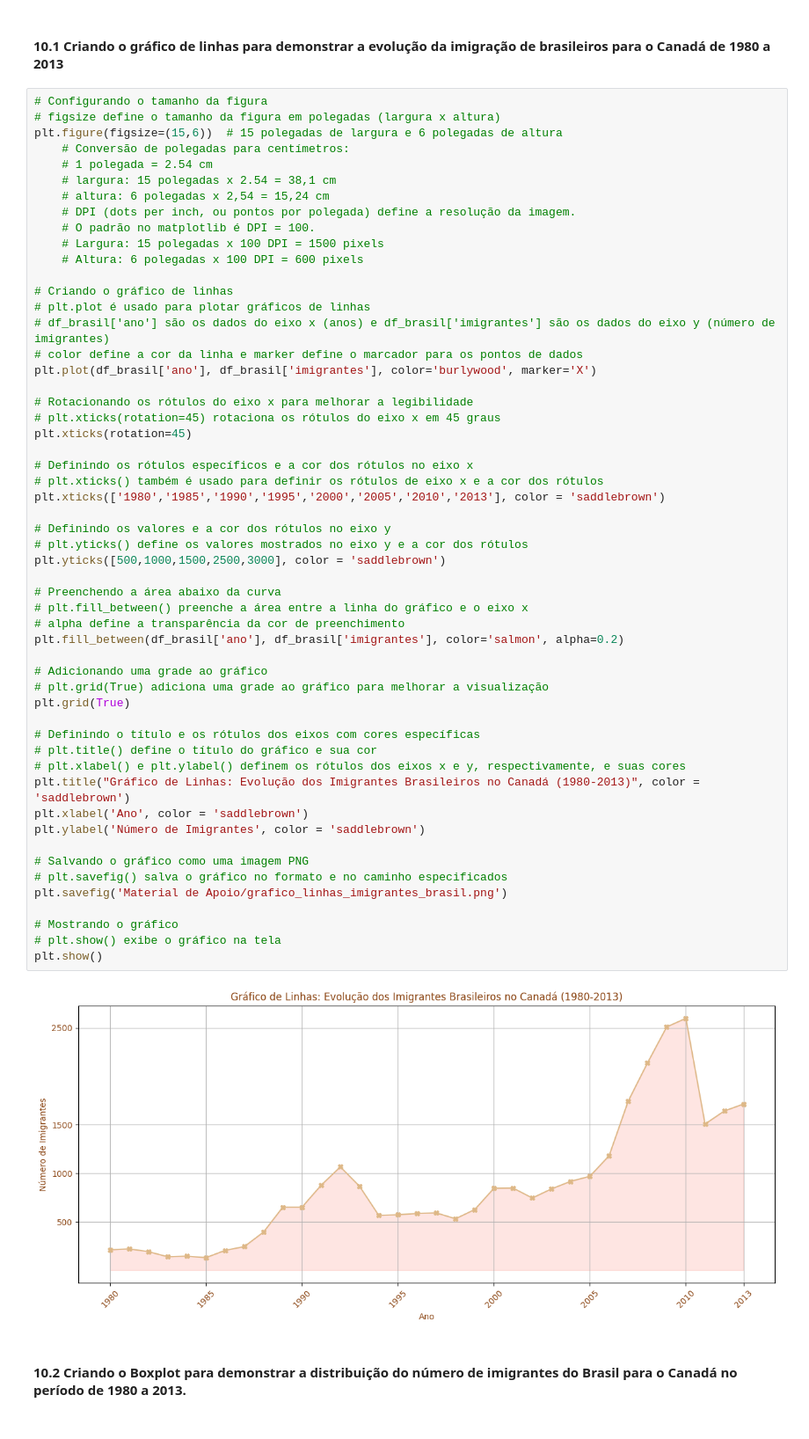
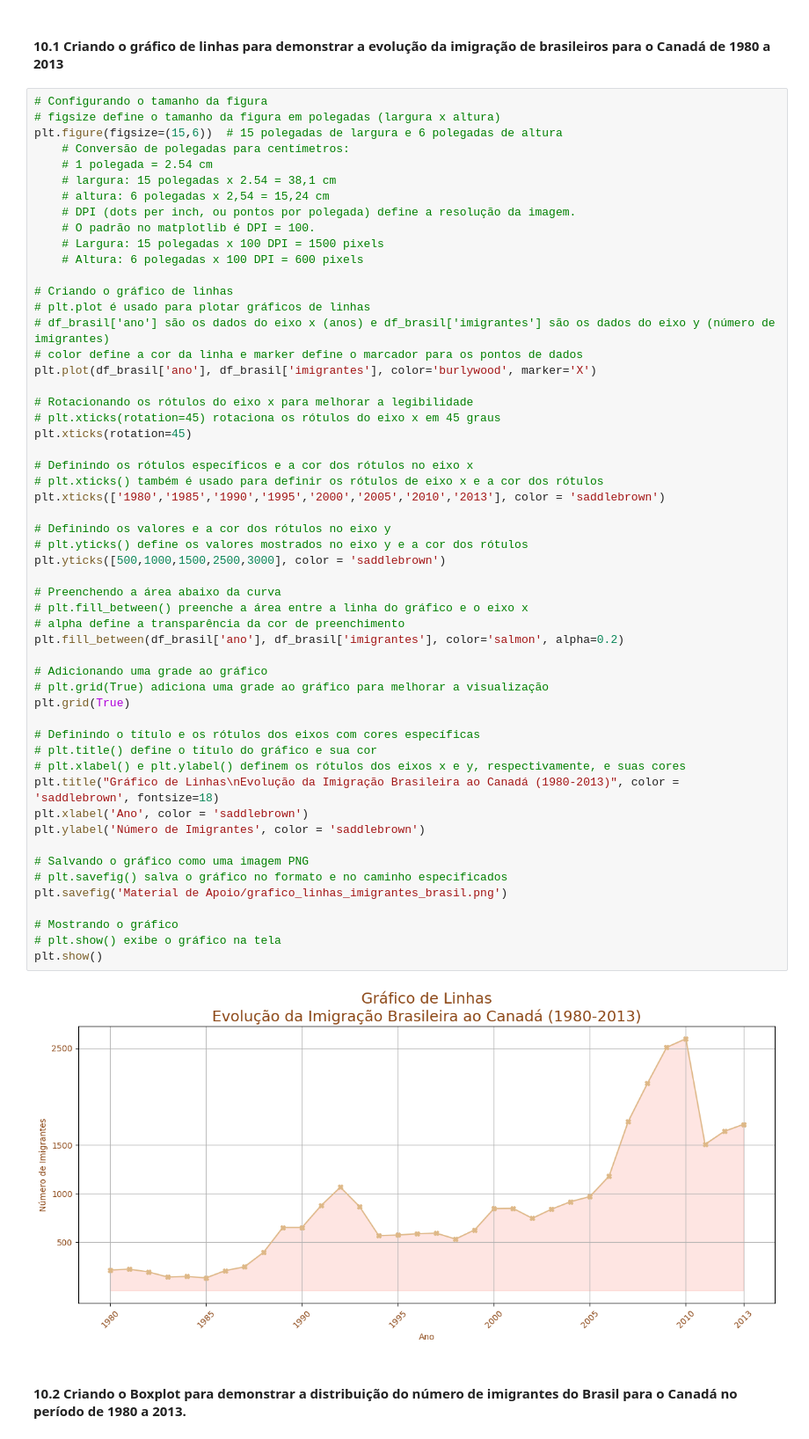
Before and after one commit to maclausk/python-ia-senai-df, a Jupyter notebook: 27_28_29_082024 - Semana Estatística.ipynb, the cells around one changed output. Shown at 88% size. Saved outputs shown, nothing was run; the diff lists cells and outputs as text.

```diff
--- a/27_28_29_082024 - Semana Estatística.ipynb
+++ b/27_28_29_082024 - Semana Estatística.ipynb
@@ -249,35 +249,35 @@ plt.xticks(rotation=45)
 # plt.xticks() também é usado para definir os rótulos de eixo x e a cor dos rótulos
 plt.xticks(['1980','1985','1990','1995','2000','2005','2010','2013'], color = 'saddlebrown')
 
 # Definindo os valores e a cor dos rótulos no eixo y
 # plt.yticks() define os valores mostrados no eixo y e a cor dos rótulos
 plt.yticks([500,1000,1500,2500,3000], color = 'saddlebrown')
 
 # Preenchendo a área abaixo da curva
 # plt.fill_between() preenche a área entre a linha do gráfico e o eixo x
 # alpha define a transparência da cor de preenchimento
 plt.fill_between(df_brasil['ano'], df_brasil['imigrantes'], color='salmon', alpha=0.2)
 
 # Adicionando uma grade ao gráfico
 # plt.grid(True) adiciona uma grade ao gráfico para melhorar a visualização
 plt.grid(True)
 
 # Definindo o título e os rótulos dos eixos com cores específicas
 # plt.title() define o título do gráfico e sua cor
 # plt.xlabel() e plt.ylabel() definem os rótulos dos eixos x e y, respectivamente, e suas cores
-plt.title("Gráfico de Linhas: Evolução dos Imigrantes Brasileiros no Canadá (1980-2013)", color = 'saddlebrown')
+plt.title("Gráfico de Linhas\nEvolução da Imigração Brasileira ao Canadá (1980-2013)", color = 'saddlebrown', fontsize=18)
 plt.xlabel('Ano', color = 'saddlebrown')
 plt.ylabel('Número de Imigrantes', color = 'saddlebrown')
 
 # Salvando o gráfico como uma imagem PNG
 # plt.savefig() salva o gráfico no formato e no caminho especificados
 plt.savefig('Material de Apoio/grafico_linhas_imigrantes_brasil.png')
 
 # Mostrando o gráfico
 # plt.show() exibe o gráfico na tela
 plt.show()
 # %% [output]
-[figure, old version]
+[figure, new version]
 # %% [markdown]
 #### 10.2 **Criando o Boxplot para demonstrar a distribuição do número de imigrantes do Brasil para o Canadá no período de 1980 a 2013.**
 # %%
```
Also changed, not shown: parts of 6 cells of this notebook, 4 other files.
